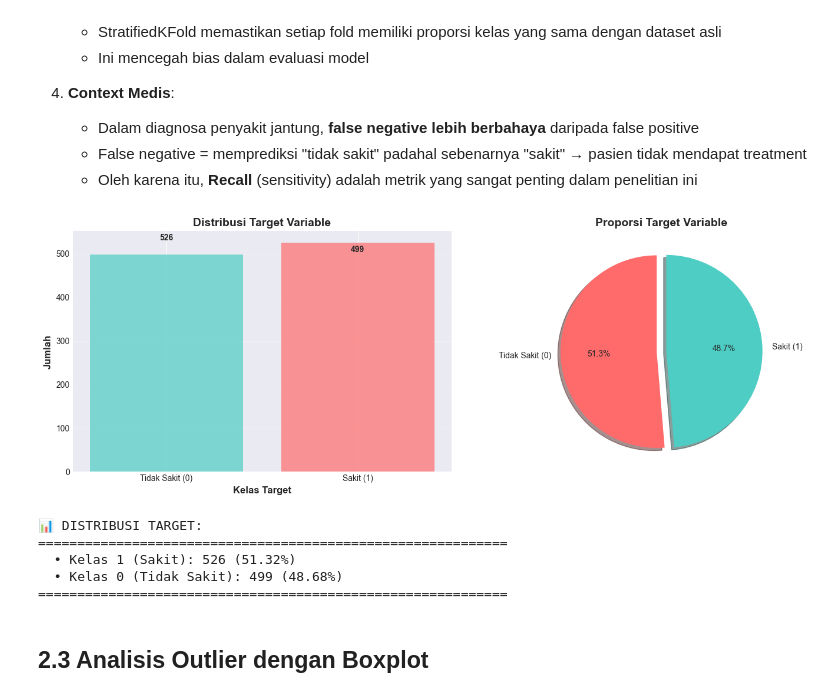
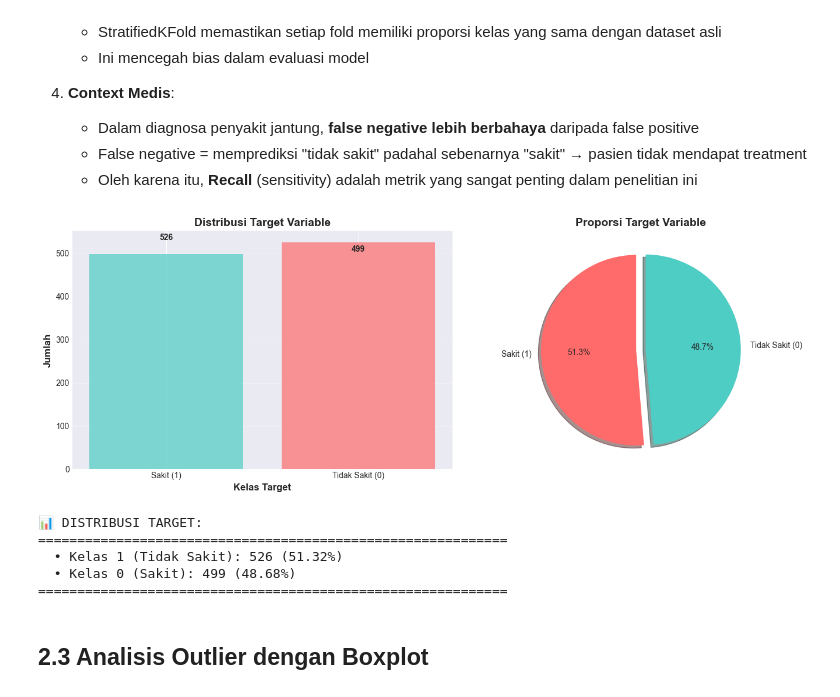
Before and after one commit to Vendot/ETC-XGB-PCC-Chi-Square, a Jupyter notebook: Heart_Disease_Analysis_Refactored.ipynb, the cells around one changed output. Drawn from its saved outputs; the diff is of its cells as text; code cells hidden in the pictures.

```diff
--- a/Heart_Disease_Analysis_Refactored.ipynb
+++ b/Heart_Disease_Analysis_Refactored.ipynb
@@ -289,46 +1190,46 @@ print(f"  • Total missing values: {total_missing}")
 # %%
 # Visualisasi distribusi target variable
 jumlah_target = df_original['target'].value_counts()
-label_target = ['Tidak Sakit (0)', 'Sakit (1)']
+label_target = ['Sakit (1)', 'Tidak Sakit (0)']
 warna_plot = ['#FF6B6B', '#4ECDC4']
 
 fig, axes = plt.subplots(1, 2, figsize=(14, 5))
 
 # Bar plot
 axes[0].bar(jumlah_target.index, jumlah_target.values, color=warna_plot, alpha=0.7)
 axes[0].set_xlabel('Kelas Target', fontsize=12, fontweight='bold')
 axes[0].set_ylabel('Jumlah', fontsize=12, fontweight='bold')
 axes[0].set_title('Distribusi Target Variable', fontsize=14, fontweight='bold')
 axes[0].set_xticks([0, 1])
 axes[0].set_xticklabels(label_target)
 axes[0].grid(axis='y', alpha=0.3)
 
 # Tambahkan label nilai
 for idx, nilai in enumerate(jumlah_target.values):
     axes[0].text(idx, nilai + 5, str(nilai), ha='center', fontweight='bold')
 
 # Pie chart
 axes[1].pie(jumlah_target.values, labels=label_target, autopct='%1.1f%%',
             colors=warna_plot, explode=(0.05, 0.05), shadow=True, startangle=90)
 axes[1].set_title('Proporsi Target Variable', fontsize=14, fontweight='bold')
 
 plt.tight_layout()
 plt.show()
 
 # Tampilkan statistik
 print("\n📊 DISTRIBUSI TARGET:")
 print("=" * 60)
 for idx_kelas, jumlah in jumlah_target.items():
     persentase = (jumlah / len(df_original)) * 100
-    nama_kelas = "Tidak Sakit" if idx_kelas == 0 else "Sakit"
+    nama_kelas = "Sakit" if idx_kelas == 0 else "Tidak Sakit"
     print(f"  • Kelas {idx_kelas} ({nama_kelas}): {jumlah} ({persentase:.2f}%)")
 print("=" * 60)
 # %% [output]
-[figure, old version]
+[figure, new version]
 📊 DISTRIBUSI TARGET:
 ============================================================
-  • Kelas 1 (Sakit): 526 (51.32%)
-  • Kelas 0 (Tidak Sakit): 499 (48.68%)
+  • Kelas 1 (Tidak Sakit): 526 (51.32%)
+  • Kelas 0 (Sakit): 499 (48.68%)
 ============================================================
 # %% [markdown]
 ## 2.3 Analisis Outlier dengan Boxplot
```
Also changed, not shown: parts of 33 cells of this notebook, 1 other file.
